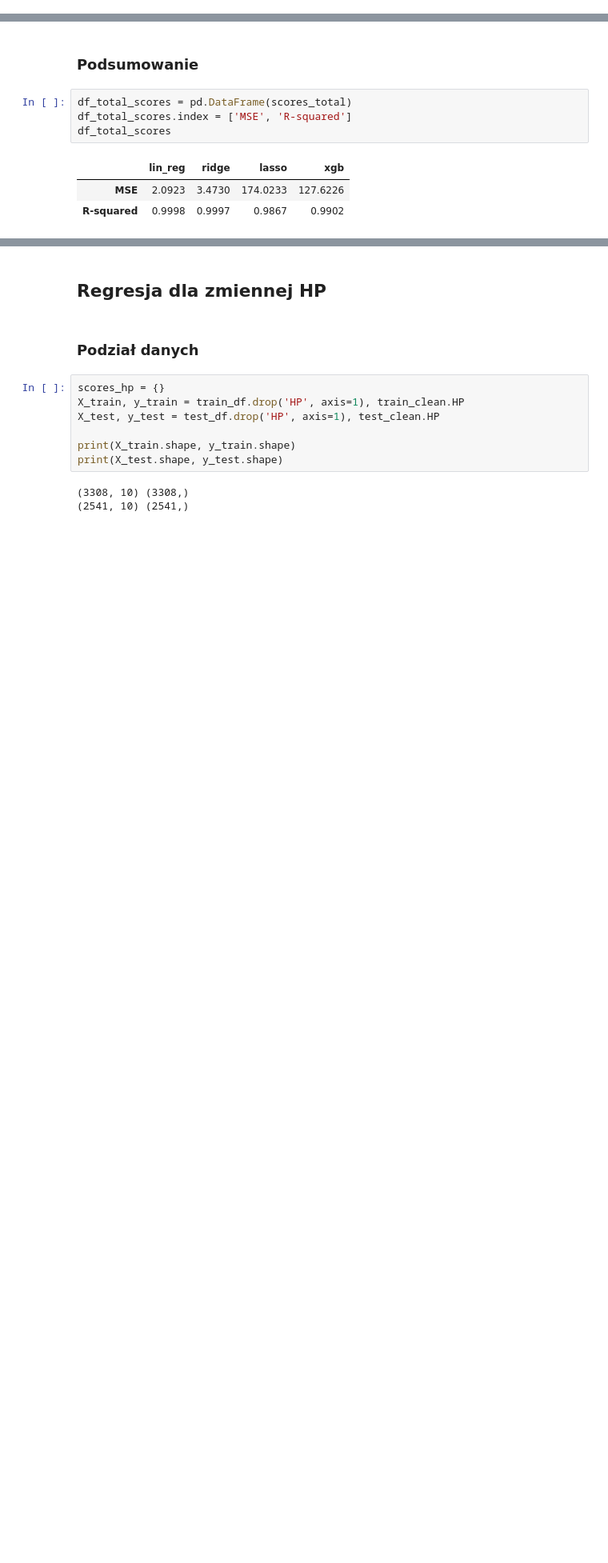
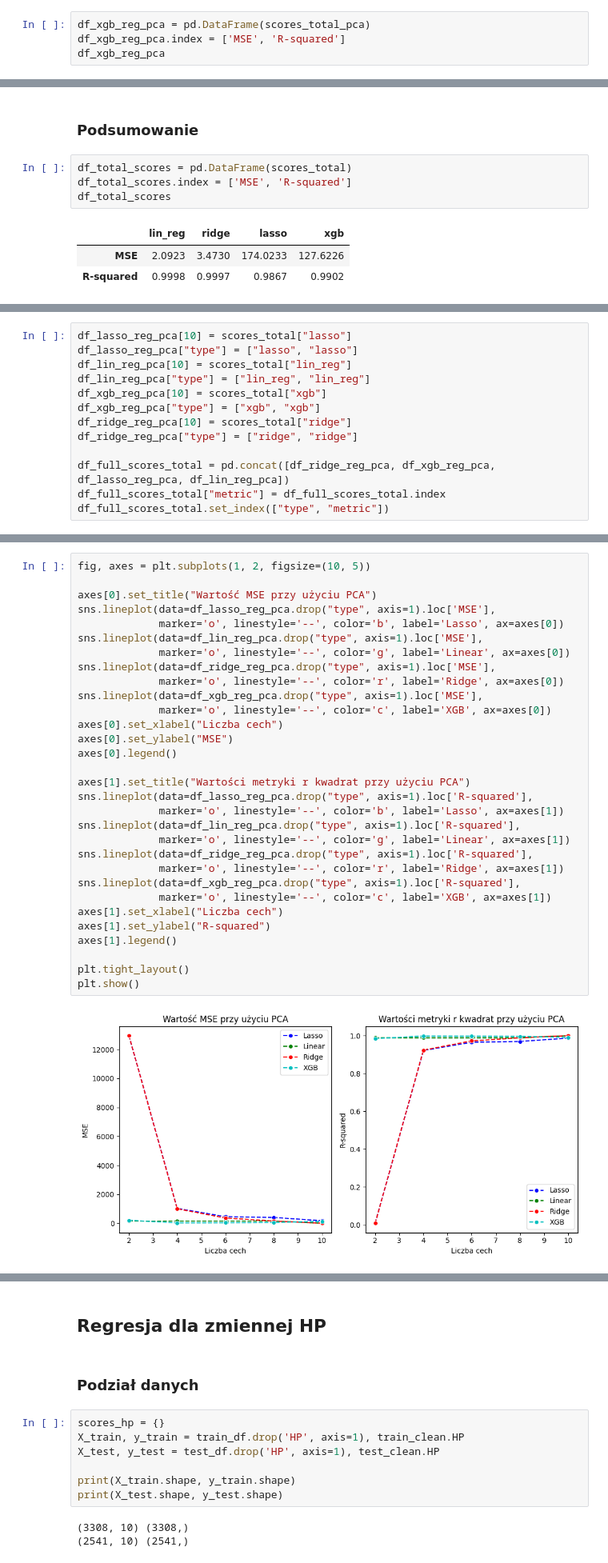
Before and after one commit to KacperUrban/Machine-learning-course, a Jupyter notebook: notebooks/Projekt_nr_4.ipynb, the cells around one changed output, grey strips where cells are left out. Shown at 80% size. Drawn from its saved outputs; the diff is of its cells as text; blank space fills up the shorter version.

```diff
--- a/notebooks/Projekt_nr_4.ipynb
+++ b/notebooks/Projekt_nr_4.ipynb
@@ -269,0 +462,4 @@ R-squared: 0.9902
+# %%
+df_xgb_reg_pca = pd.DataFrame(scores_total_pca)
+df_xgb_reg_pca.index = ['MSE', 'R-squared']
+df_xgb_reg_pca
@@ -291,0 +529,13 @@ plt.show()
+# %%
+df_lasso_reg_pca[10] = scores_total["lasso"]
+df_lasso_reg_pca["type"] = ["lasso", "lasso"]
+df_lin_reg_pca[10] = scores_total["lin_reg"]
+df_lin_reg_pca["type"] = ["lin_reg", "lin_reg"]
+df_xgb_reg_pca[10] = scores_total["xgb"]
+df_xgb_reg_pca["type"] = ["xgb", "xgb"]
+df_ridge_reg_pca[10] = scores_total["ridge"]
+df_ridge_reg_pca["type"] = ["ridge", "ridge"]
+
+df_full_scores_total = pd.concat([df_ridge_reg_pca, df_xgb_reg_pca, df_lasso_reg_pca, df_lin_reg_pca])
+df_full_scores_total["metric"] = df_full_scores_total.index
+df_full_scores_total.set_index(["type", "metric"])
@@ -291,0 +555,33 @@ plt.show()
+# %%
+fig, axes = plt.subplots(1, 2, figsize=(10, 5))
+
+axes[0].set_title("Wartość MSE przy użyciu PCA")
+sns.lineplot(data=df_lasso_reg_pca.drop("type", axis=1).loc['MSE'],
+             marker='o', linestyle='--', color='b', label='Lasso', ax=axes[0])
+sns.lineplot(data=df_lin_reg_pca.drop("type", axis=1).loc['MSE'],
+             marker='o', linestyle='--', color='g', label='Linear', ax=axes[0])
+sns.lineplot(data=df_ridge_reg_pca.drop("type", axis=1).loc['MSE'],
+             marker='o', linestyle='--', color='r', label='Ridge', ax=axes[0])
+sns.lineplot(data=df_xgb_reg_pca.drop("type", axis=1).loc['MSE'],
+             marker='o', linestyle='--', color='c', label='XGB', ax=axes[0])
+axes[0].set_xlabel("Liczba cech")
+axes[0].set_ylabel("MSE")
+axes[0].legend()
+
+axes[1].set_title("Wartości metryki r kwadrat przy użyciu PCA")
+sns.lineplot(data=df_lasso_reg_pca.drop("type", axis=1).loc['R-squared'],
+             marker='o', linestyle='--', color='b', label='Lasso', ax=axes[1])
+sns.lineplot(data=df_lin_reg_pca.drop("type", axis=1).loc['R-squared'],
+             marker='o', linestyle='--', color='g', label='Linear', ax=axes[1])
+sns.lineplot(data=df_ridge_reg_pca.drop("type", axis=1).loc['R-squared'],
+             marker='o', linestyle='--', color='r', label='Ridge', ax=axes[1])
+sns.lineplot(data=df_xgb_reg_pca.drop("type", axis=1).loc['R-squared'],
+             marker='o', linestyle='--', color='c', label='XGB', ax=axes[1])
+axes[1].set_xlabel("Liczba cech")
+axes[1].set_ylabel("R-squared")
+axes[1].legend()
+
+plt.tight_layout()
+plt.show()
+# %% [output]
+[figure, added]
```
Also changed, not shown: parts of 40 cells of this notebook.
